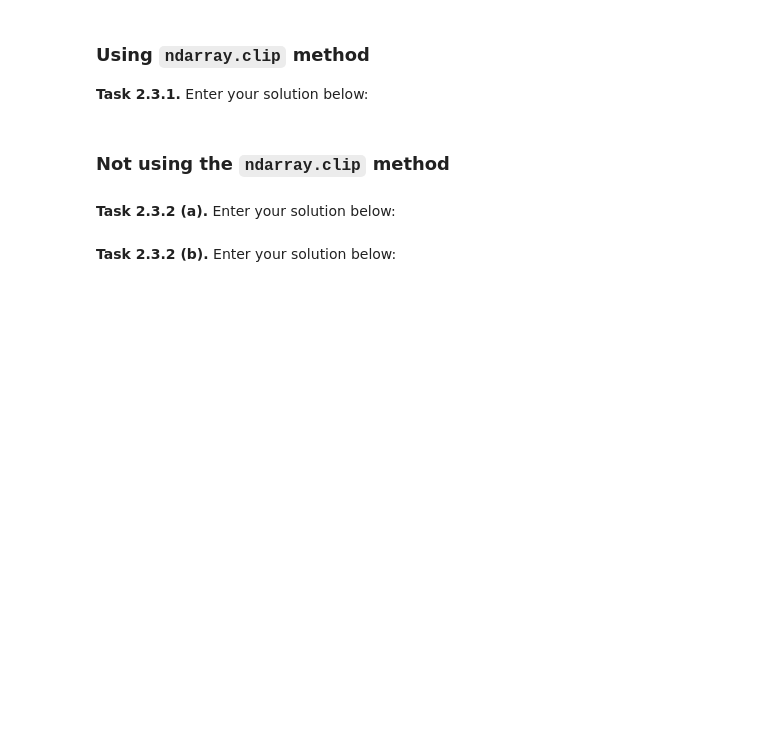
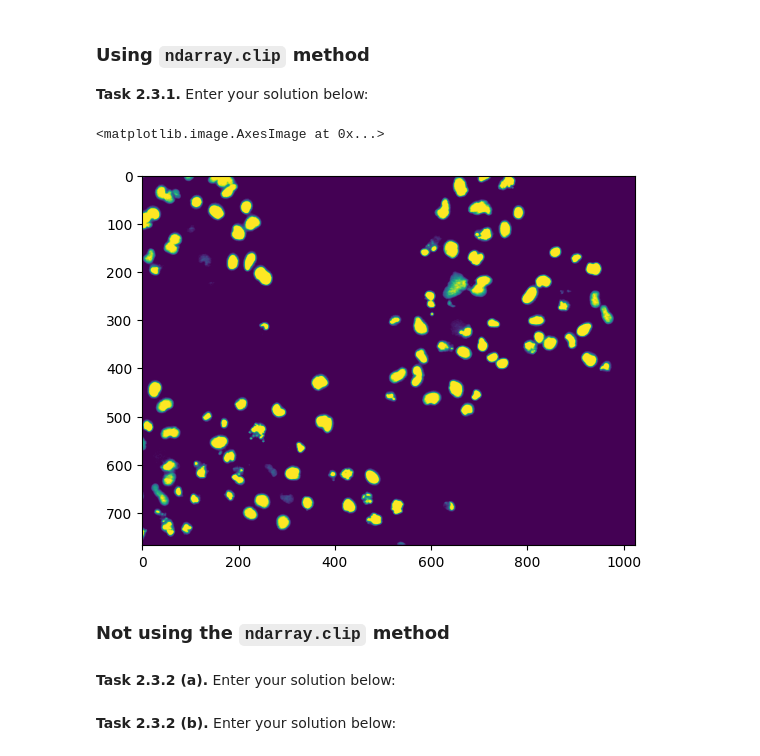
Before and after one commit to svenleukert/mobi-fs3-python, a Jupyter notebook: task2.ipynb, the cells around one changed output. Drawn from its saved outputs; the diff is of its cells as text; code cells hidden in the pictures; blank space fills up the shorter version.

```diff
--- a/task2.ipynb
+++ b/task2.ipynb
@@ -50,0 +47,3 @@ T2 = 0.59
+# %%
+T1 = 20
+T2 = 100
@@ -52,6 +56,12 @@ T2 = 0.59
 ### Using `ndarray.clip` method
 
 **<a id="#">Task 2.3.1.</a>** Enter your solution below:
+# %%
+img_clipped=img.clip(T1,T2)
+plt.imshow(img_clipped)
+# %% [output]
+<matplotlib.image.AxesImage at 0x...>
+[figure, added]
 # %% [markdown]
 ### Not using the `ndarray.clip` method
 # %% [markdown]
```
Also changed, not shown: parts of 4 cells of this notebook.
